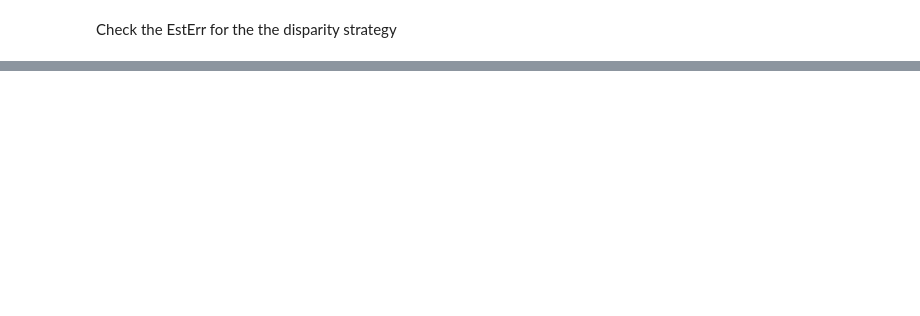
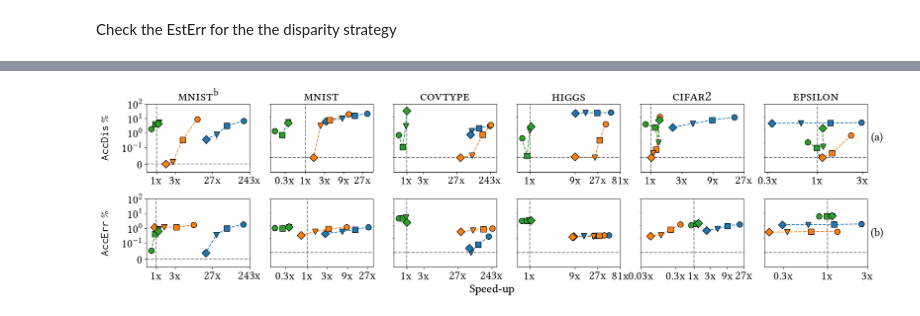
Before and after one commit to testc2/unlearning-experiments, a Jupyter notebook: code/plotting/Final Plots.ipynb, the cells around one changed output, grey strips where cells are left out. Saved outputs shown, nothing was run; the diff lists cells and outputs as text; code cells hidden in the pictures; blank space fills up the shorter version.

```diff
--- a/code/plotting/Final Plots.ipynb
+++ b/code/plotting/Final Plots.ipynb
@@ -256,3 +255,11 @@ dataset & threshold &                           &                             &
                  & 5.0  &              $0.00\pm0.0$ &                $0.00\pm0.0$ &               $0.00\pm0.0$ &                 $0.00\pm0.0$ \\
 \bottomrule
 \end{tabular}
+# %%
+scale = {k:v*3 for k,v in get_default(inc=1).items()}
+new_rc_params.update(scale)
+mpl.rcParams.update(new_rc_params)
+plot_custom(results_dir,plot_deltagrad=True,save_fig=save
+                             ,suffix="_selected",noise=1,fig_width_pt=fig_width_pt,scale=3,remove_ratio_idx=2)
+# %% [output]
+[figure, added]
```
Also changed, not shown: parts of 6 cells of this notebook, 3 other files.
